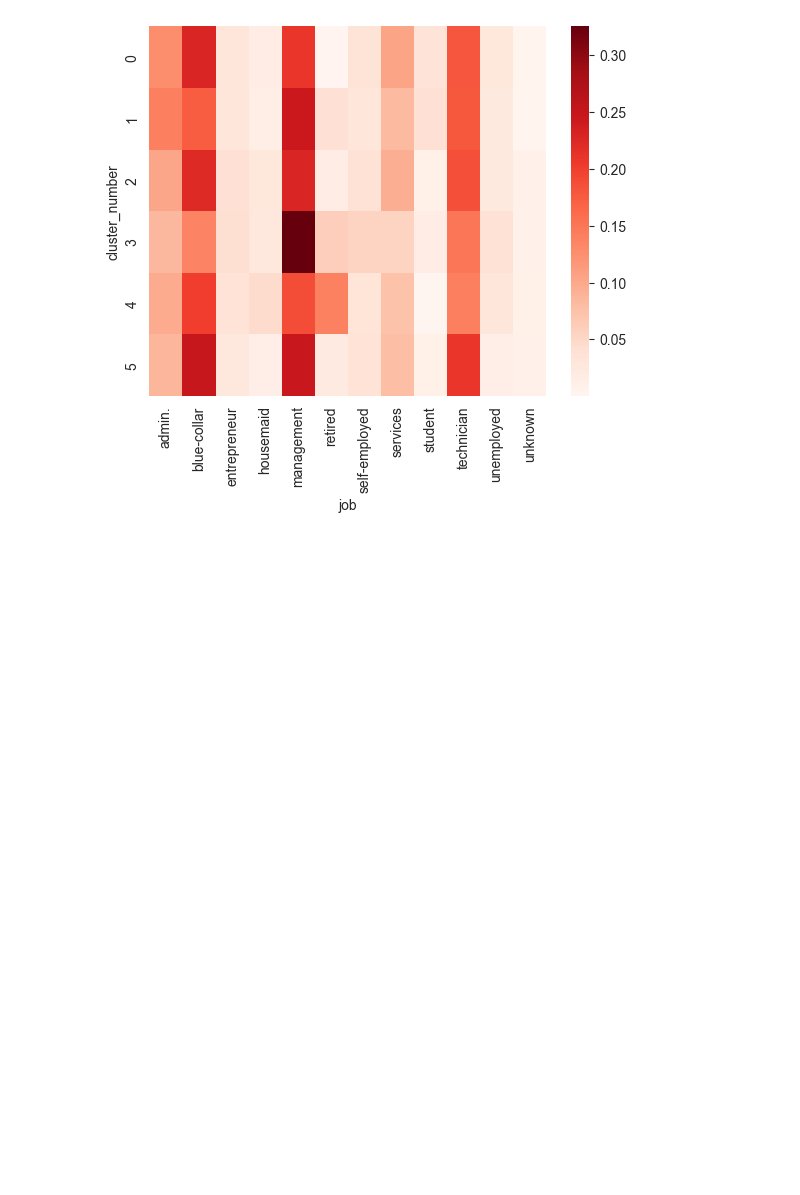
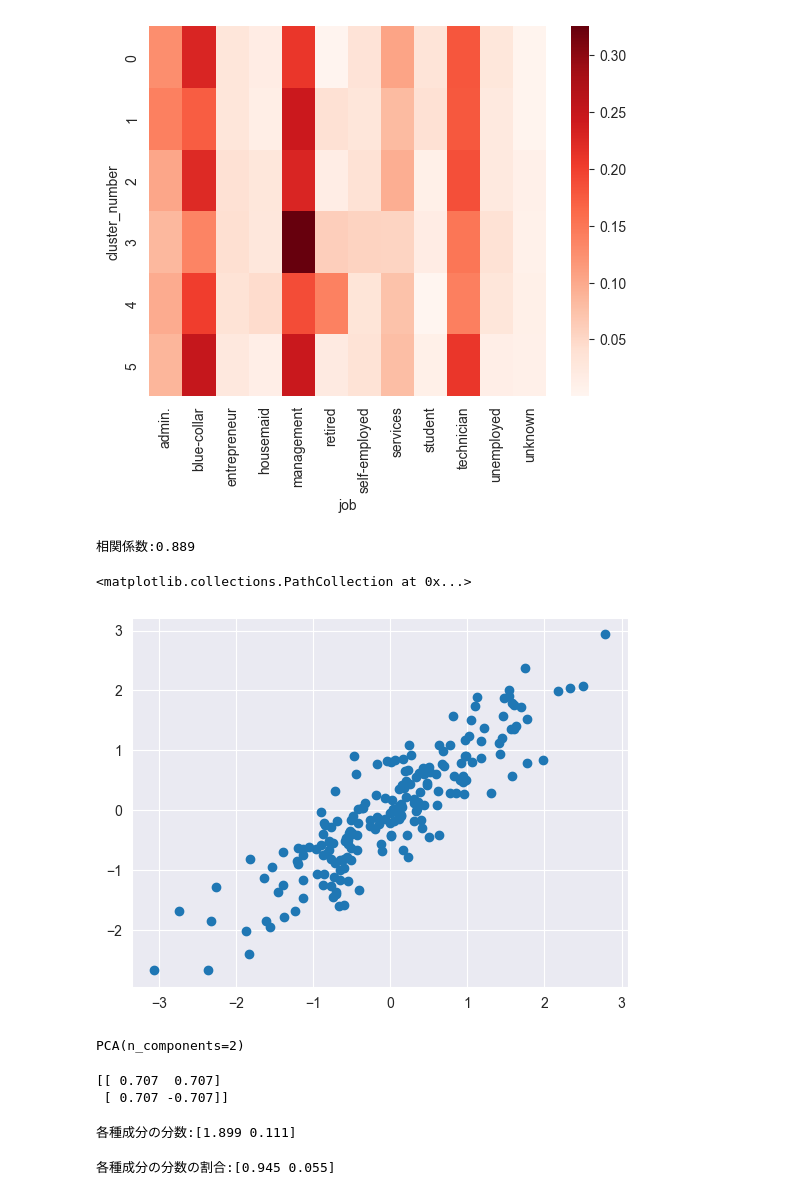
Before and after one commit to bossagyu/data-scientist-training-course, a Jupyter notebook: src/chapter9/chapter9.ipynb, the cells around one changed output. Cells and saved outputs as stored; diff of their text form; code cells hidden in the pictures; blank space fills up the shorter version.

```diff
--- a/src/chapter9/chapter9.ipynb
+++ b/src/chapter9/chapter9.ipynb
@@ -281,3 +281,43 @@ sns.heatmap(cross_cluster_job.apply(lambda x : x/x.sum(), axis=1), cmap='Reds')
 # %% [output]
 <Axes: xlabel='job', ylabel='cluster_number'>
 [figure]
+# %%
+from sklearn.preprocessing import StandardScaler
+
+# RandomStateオブジェクトを作成
+sample = np.random.RandomState(1)
+
+# 2つの乱数を生成
+X = np.dot(sample.rand(2, 2), sample.randn(2, 200)).T
+
+# 標準化
+sc = StandardScaler()
+X_std = sc.fit_transform(X)
+
+# 相関係数の算出とグラフ化
+print('相関係数:{:.3f}'.format(sp.stats.pearsonr(X_std[:, 0], X_std[:, 1])[0]))
+plt.scatter(X_std[:, 0], X_std[:, 1])
+# %% [output]
+相関係数:0.889
+<matplotlib.collections.PathCollection at 0x...>
+[figure, added]
+# %%
+from sklearn.decomposition import PCA
+
+pca = PCA(n_components=2)
+pca.fit(X_std)
+# %% [output]
+PCA(n_components=2)
+# %%
+print(pca.components_)
+# %% [output]
+[[ 0.707  0.707]
+ [ 0.707 -0.707]]
+# %%
+print('各種成分の分数:{}'.format(pca.explained_variance_))
+# %% [output]
+各種成分の分数:[1.899 0.111]
+# %%
+print('各種成分の分数の割合:{}'.format(pca.explained_variance_ratio_))
+# %% [output]
+各種成分の分数の割合:[0.945 0.055]
```
Also changed, not shown: parts of 18 cells of this notebook.
